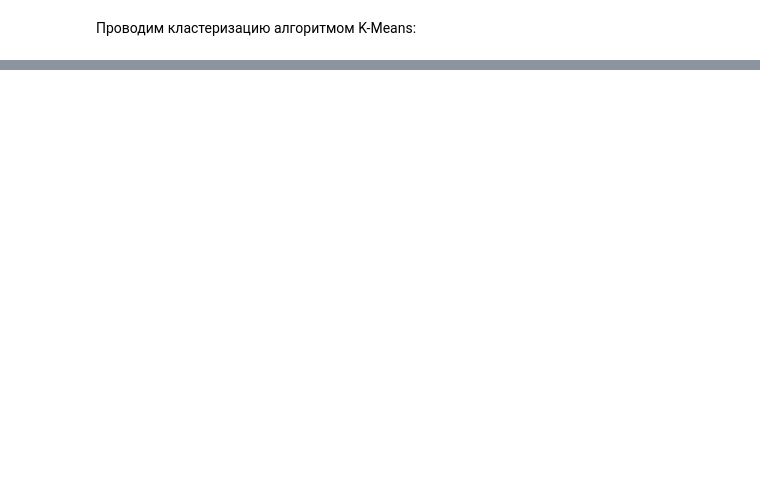
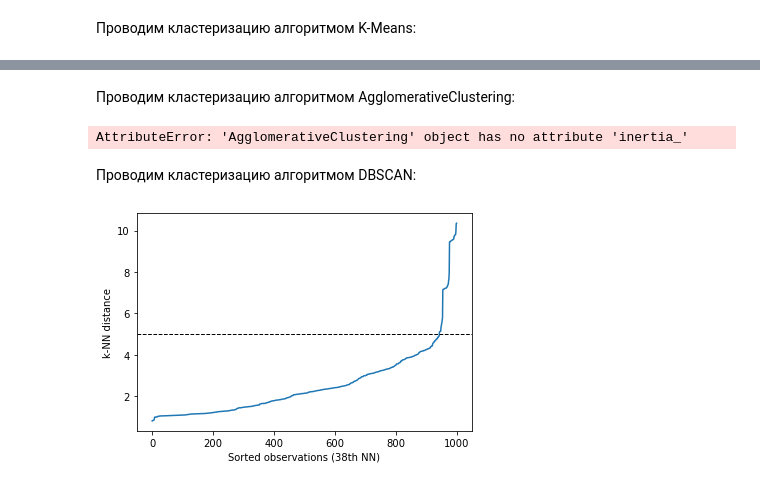
Before and after one commit to rpurei/otus, a Jupyter notebook: prof-hw2/ml_prof_hw02.ipynb, the cells around one changed output, grey strips where cells are left out. Cells and saved outputs as stored; diff of their text form; code cells hidden in the pictures; blank space fills up the shorter version.

```diff
--- a/prof-hw2/ml_prof_hw02.ipynb
+++ b/prof-hw2/ml_prof_hw02.ipynb
@@ -182 +220,23 @@ df['aglomer_cluster'] = aglomer.fit_predict(df.drop(columns=['kmeans_cluster'],
+# %% [markdown]
+Проводим кластеризацию алгоритмом AgglomerativeClustering:
+# %%
+aglomer = AgglomerativeClustering(n_clusters = 3)
+df_normalized[len(df_normalized.columns)] = aglomer.fit_predict(df_normalized.drop(df_normalized[df_normalized.columns[-1]], axis=1))
+elbow_checker(AgglomerativeClustering, df_normalized.drop(df_normalized[df_normalized.columns[-2:]]))
+# %% [output]
+AttributeError: 'AgglomerativeClustering' object has no attribute 'inertia_'
+# %% [markdown]
+Проводим кластеризацию алгоритмом DBSCAN:
+# %%
+nbrs = NearestNeighbors(n_neighbors=38).fit(df_normalized.drop(df_normalized[df_normalized.columns[-1]], axis=1))
+neigh_dist, neigh_ind = nbrs.kneighbors(df_normalized.drop(df_normalized[df_normalized.columns[-1]], axis=1))
+sort_neigh_dist = np.sort(neigh_dist, axis=0)
+k_dist = sort_neigh_dist[:, 37]
+plt.plot(k_dist)
+plt.axhline(y=5, linewidth=1, linestyle='dashed', color='k')
+plt.ylabel("k-NN distance")
+plt.xlabel("Sorted observations (38th NN)")
+plt.show()
+# %% [output]
+[figure, added]
 # %%
```
Also changed, not shown: parts of 15 cells of this notebook.
